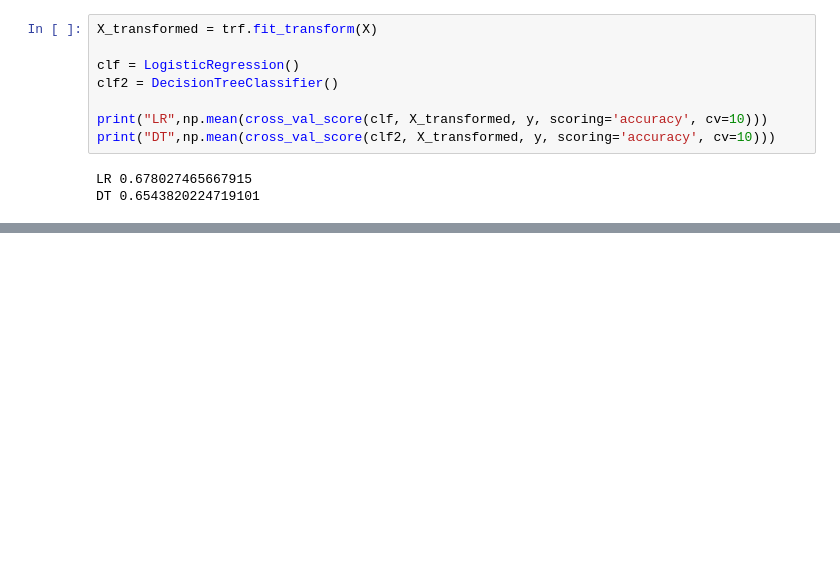
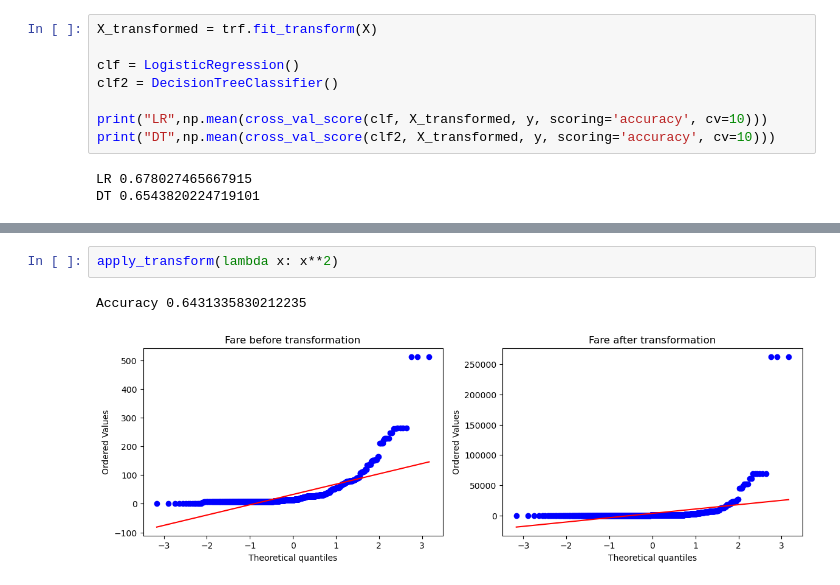
Before and after one commit to jhalucky/Machine-Learning-Things, a Jupyter notebook: feature_engineering/function_trf.ipynb, the cells around one changed output, grey strips where cells are left out. Drawn from its saved outputs; the diff is of its cells as text; blank space fills up the shorter version.

```diff
--- a/feature_engineering/function_trf.ipynb
+++ b/feature_engineering/function_trf.ipynb
@@ -163,0 +212,5 @@ DT 0.6543820224719101
+# %%
+apply_transform(lambda x: x**2)
+# %% [output]
+Accuracy 0.6431335830212235
+[figure, added]
```
Also changed, not shown: parts of 4 cells of this notebook.
